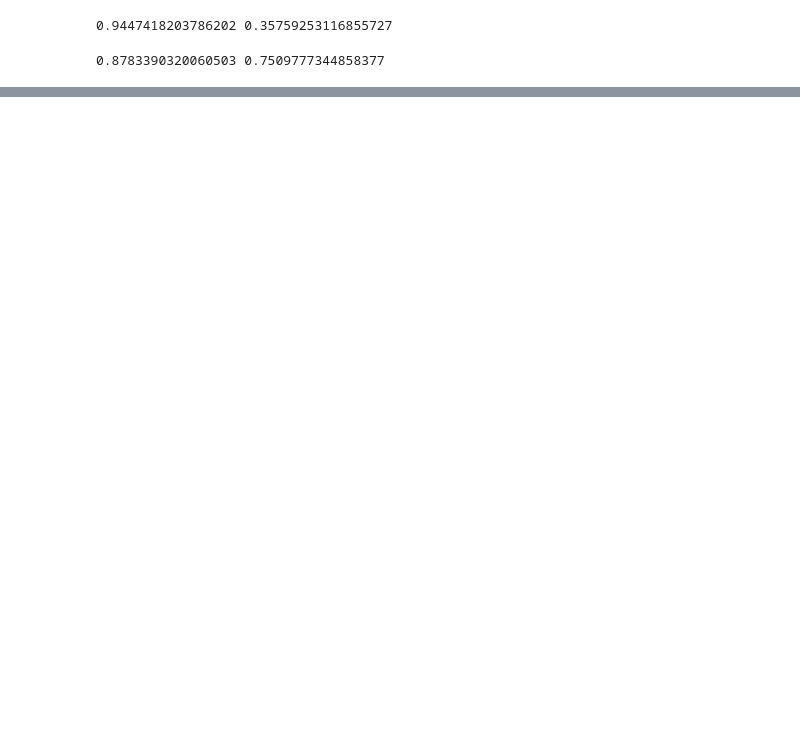
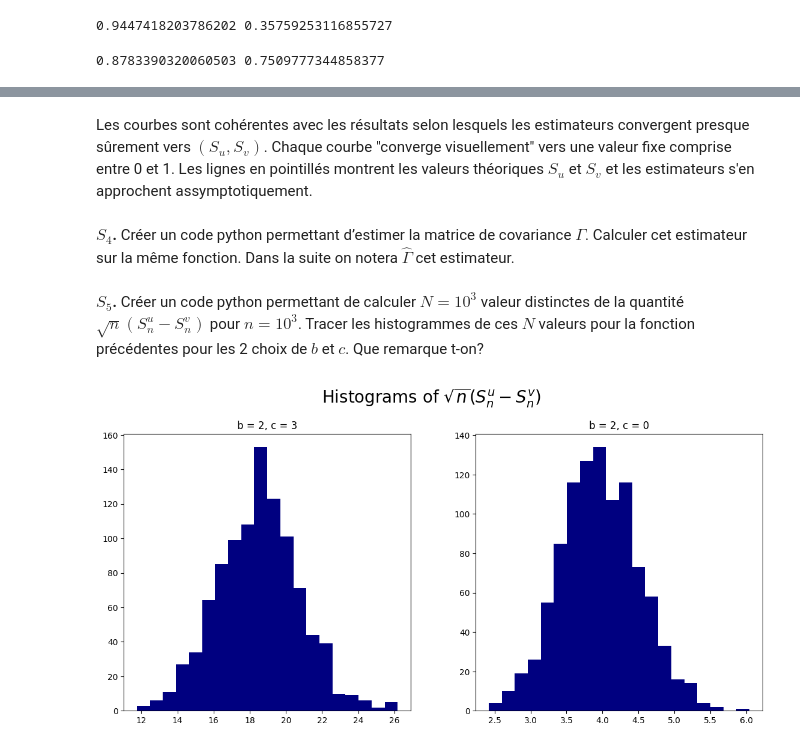
Before and after one commit to Eric-Guerra-Ribeiro/MAP361-decison-rule, a Jupyter notebook: decision_rule.ipynb, the cells around one changed output, grey strips where cells are left out. Drawn from its saved outputs; the diff is of its cells as text; code cells hidden in the pictures; blank space fills up the shorter version.

```diff
--- a/decision_rule.ipynb
+++ b/decision_rule.ipynb
@@ -322,3 +657,8 @@ S4
+# %% [markdown]
+Les courbes sont cohérentes avec les résultats selon lesquels les estimateurs convergent presque sûrement vers $(S_u, S_v)$.
+Chaque courbe "converge visuellement" vers une valeur fixe comprise entre 0 et 1. Les lignes en pointillés montrent les valeurs théoriques $S_u$ et $S_v$ et les estimateurs s'en approchent assymptotiquement.
+# %% [markdown]
+**$S_4$.** Créer un code python permettant d’estimer la matrice de covariance $\Gamma$. Calculer cet estimateur sur la même fonction. Dans la suite on notera $\widehat{\Gamma}$ cet estimateur.
 # %%
 def calc_z(y: float, y_u: float, y_v: float) -> np.ndarray:
     return np.array([y, y_u, y_v, y*y_u, y*y_v, y**2])
@@ -339,6 +679,7 @@ def calc_jacobian_phi(x: np.ndarray) -> np.ndarray:
         [(-x[2]*(x[5] - x[0]**2) + 2*x[0]*(x[4] - x[0]*x[2]))/(x[5] - x[0]**2)**2, 0, -x[0]/(x[5] - x[0]**2), 0, 1/(x[5] - x[0]**2), (x[0]*x[2] - x[4])/(x[5] - x[0]**2)**2]
     ])
 
+# Estimator de \hat{\Gamma}
 def estimate_cov_su_sv(ys: np.ndarray, ys_u: np.ndarray, ys_v: np.ndarray) -> np.ndarray:
     zs = calc_zs(ys, ys_u, ys_v)
 
@@ -346,3 +687,11 @@ def estimate_cov_su_sv(ys: np.ndarray, ys_u: np.ndarray, ys_v: np.ndarray) -> np
     m = estimate_m_z(zs)
     jac = calc_jacobian_phi(m)
     return jac@sigma@jac.T
+
+# Estimator de \hat{\sigma^2}
+def estimate_var_diff_su_sv(ys: np.ndarray, ys_u: np.ndarray, ys_v: np.ndarray) -> float:
+    cov_mat = estimate_cov_su_sv(ys, ys_u, ys_v)
+    aux = np.array([1., -1.])
+    return aux@cov_mat@aux.T
+# %% [markdown]
+**$S_5$.** Créer un code python permettant de calculer $N = 10^3$ valeur distinctes de la quantité $\sqrt{n}(S_n^u - S_n^v)$ pour $n = 10^3$. Tracer les histogrammes de ces $N$ valeurs pour la fonction précédentes pour les 2 choix de $b$ et $c$. Que remarque t-on?
@@ -348,0 +736,12 @@ def estimate_cov_su_sv(ys: np.ndarray, ys_u: np.ndarray, ys_v: np.ndarray) -> np
+# %%
+n = 1000
+N = 1000
+consts = [(2, 3), (2, 0)]
+u = {1, 2, 3}
+v = {1, 2}
+plot_width = 12.
+plot_height = 6.
+
+plot_distr_snu_snv(n, N, consts, u, v, plot_width, plot_height)
+# %% [output]
+[figure, added]
```
Also changed, not shown: parts of 50 cells of this notebook.
